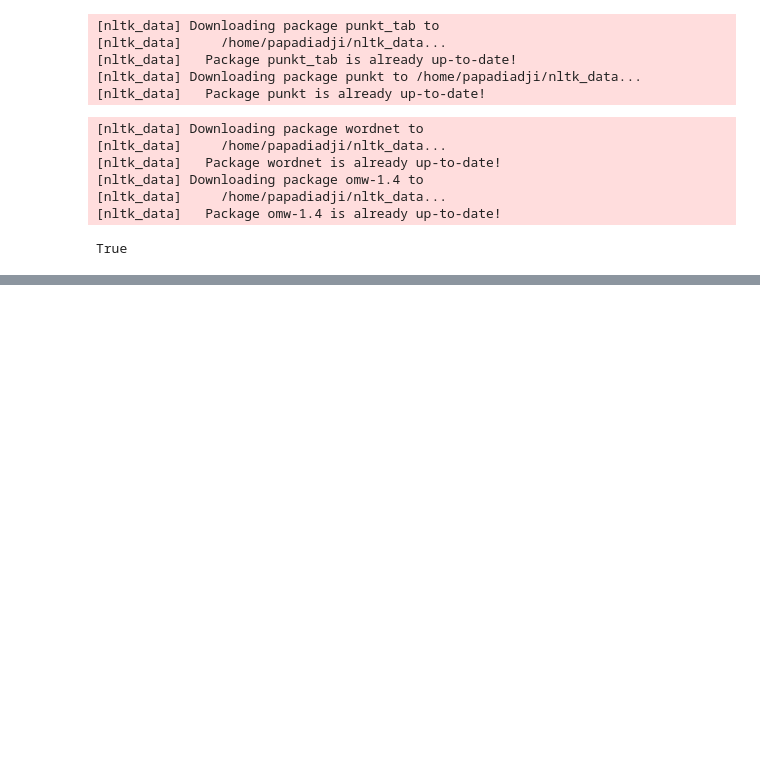
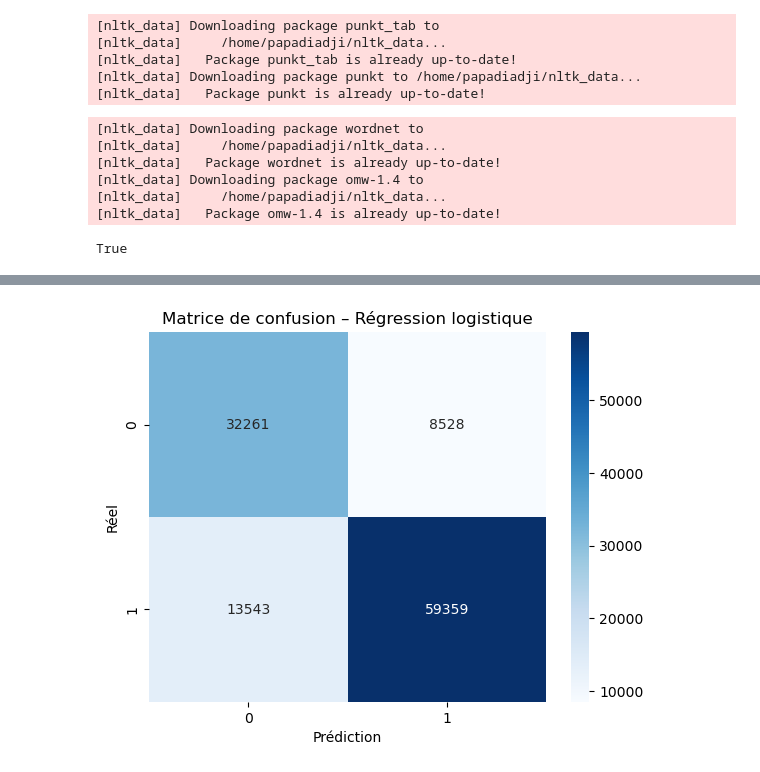
Before and after one commit to Diadji23/amazon-review-prediction-nlp, a Jupyter notebook: notebooks/01_baseline_model.ipynb, the cells around one changed output, grey strips where cells are left out. Drawn from its saved outputs; the diff is of its cells as text; code cells hidden in the pictures; blank space fills up the shorter version.

```diff
--- a/notebooks/01_baseline_model.ipynb
+++ b/notebooks/01_baseline_model.ipynb
@@ -258,0 +261,15 @@ weighted avg       0.72      0.64      0.50    563454
+# %%
+from sklearn.model_selection import train_test_split
+from sklearn.linear_model import LogisticRegression
+from sklearn.metrics import classification_report
+
+data['target_bin'] = data['Score'].apply(lambda x: 1 if x == 5 else 0)
+
+
+X_train, X_test, y_train, y_test = train_test_split(X, data['target_bin'], test_size=0.2, random_state=42)
+
+model = LogisticRegression(max_iter=1000, class_weight='balanced')
+model.fit(X_train, y_train)
+
+y_pred = model.predict(X_test)
+print(classification_report(y_test, y_pred))
@@ -258,0 +285,11 @@ weighted avg       0.72      0.64      0.50    563454
+# %%
+from sklearn.metrics import confusion_matrix
+
+cm = confusion_matrix(y_test, y_pred)
+sns.heatmap(cm, annot=True, fmt='d', cmap='Blues')
+plt.xlabel("Prédiction")
+plt.ylabel("Réel")
+plt.title("Matrice de confusion – Régression logistique")
+plt.show()
+# %% [output]
+[figure, added]
```
Also changed, not shown: parts of 4 cells of this notebook.
